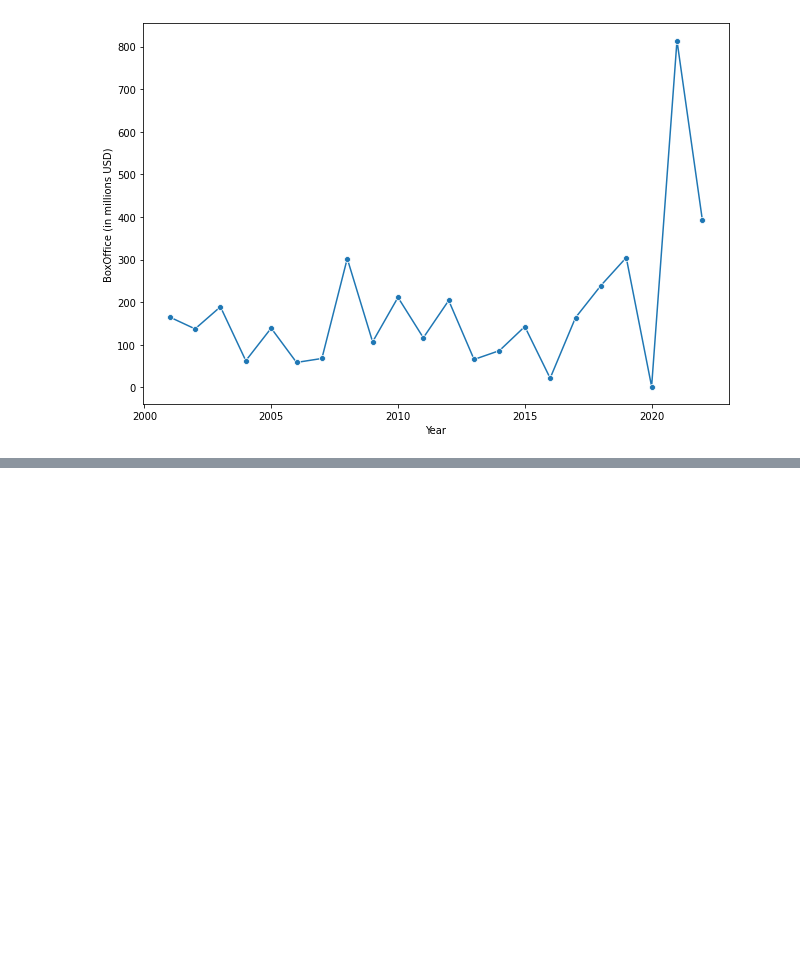
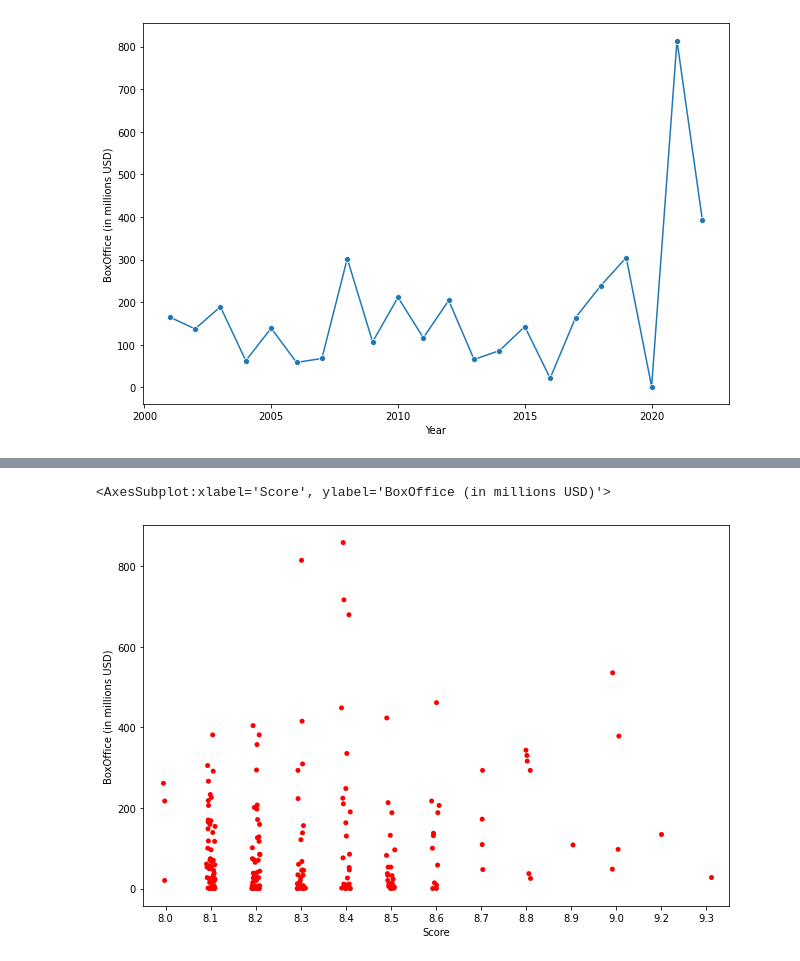
Before and after one commit to tdmarkham00/imdb-top250, a Jupyter notebook: EDA.ipynb, the cells around one changed output, grey strips where cells are left out. Drawn from its saved outputs; the diff is of its cells as text; code cells hidden in the pictures; blank space fills up the shorter version.

```diff
--- a/EDA.ipynb
+++ b/EDA.ipynb
@@ -73,0 +84,6 @@ top250.sort_values(by='BoxOffice (in millions USD)', ascending=False)
+# %%
+plt.figure(figsize=(10.5,7))
+sns.stripplot(x='Score', y='BoxOffice (in millions USD)', data=top250, color='red')
+# %% [output]
+<AxesSubplot:xlabel='Score', ylabel='BoxOffice (in millions USD)'>
+[figure, added]
```
Also changed, not shown: parts of 4 cells of this notebook.
